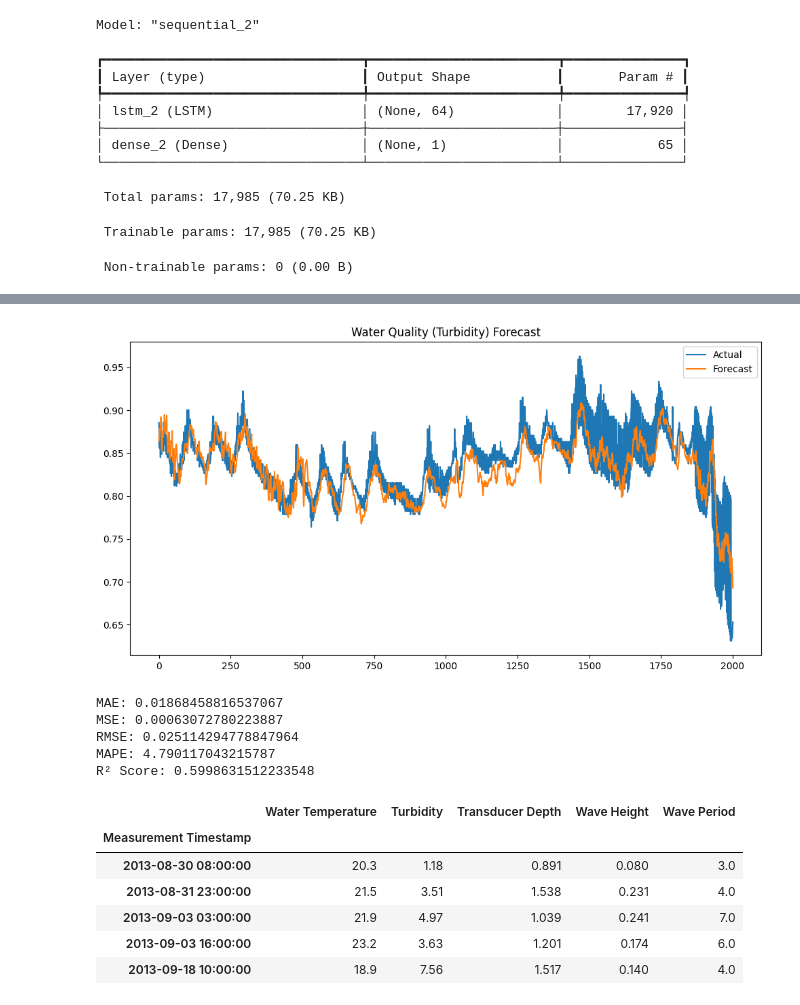
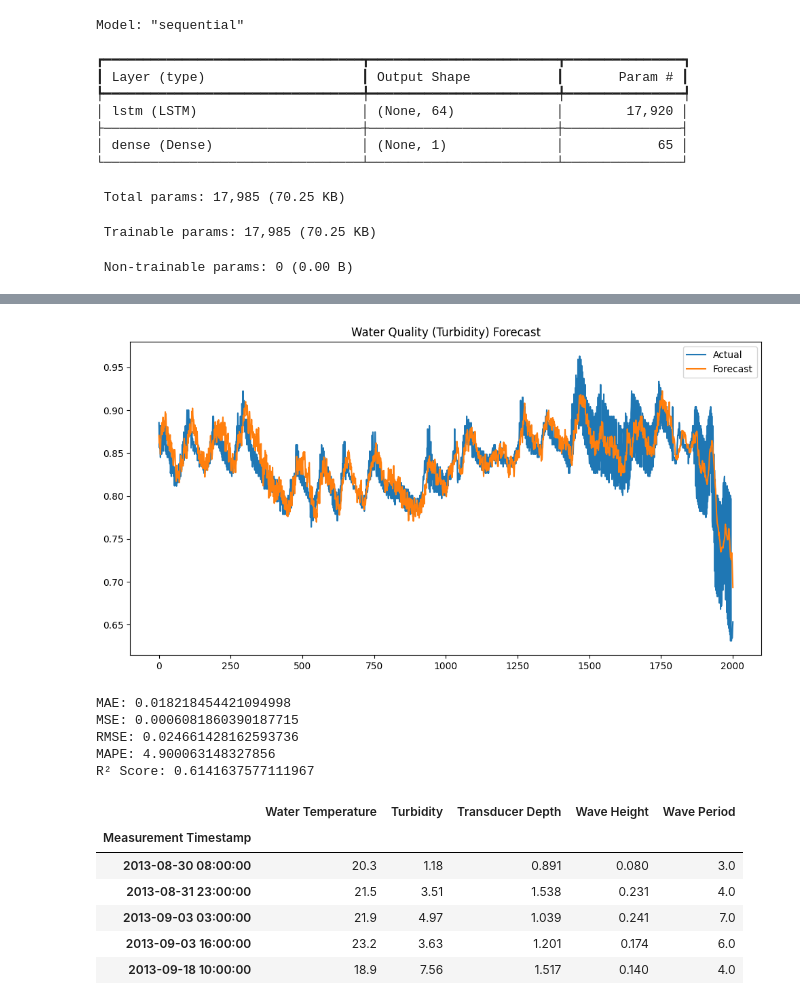
Before and after one commit to adedoyin-a/water-pollution-prediction, a Jupyter notebook: LSTM_Water_Quality_Time_Series_Forecast.ipynb, the cells around one changed output, grey strips where cells are left out. Drawn from its saved outputs; the diff is of its cells as text; code cells hidden in the pictures.

```diff
--- a/LSTM_Water_Quality_Time_Series_Forecast.ipynb
+++ b/LSTM_Water_Quality_Time_Series_Forecast.ipynb
@@ -24,4 +25,5 @@ Saving Beach_Water_Quality_-_Automated_Sensors_20250404.csv to Beach_Water_Quali
 # %%
+
 df = pd.read_csv('Beach_Water_Quality_-_Automated_Sensors_20250404.csv')
 df.head()
 
@@ -49,7 +51,7 @@ df.set_index('Measurement Timestamp', inplace=True)
 
 df = df.drop(['Beach Name', 'Battery Life', 'Measurement Timestamp Label', 'Measurement ID'], axis=1, errors='ignore')
 
-# forecast future turbidity using features
+# forecast features and set turbidity as target
 
 features = ['Water Temperature', 'Turbidity', 'Transducer Depth', 'Wave Height', 'Wave Period']
 target = 'Turbidity'
@@ -77,15 +79,15 @@ split = int(0.8 * len(X))
 X_train, X_test = X[:split], X[split:]
 y_train, y_test = y[:split], y[split:]
 
-# create model
+# build model
 
 model = Sequential([LSTM(64, input_shape=(SEQ_LEN, len(features)), return_sequences=False), Dense(1)])
 model.compile(optimizer='adam', loss='mse', metrics=['mae'])
 model.summary()
 
 # train model
-
-history = model.fit(X_train, y_train, epochs=20, validation_data=(X_test, y_test))
+early_stop = EarlyStopping(patience=5, restore_best_weights=True)
+history = model.fit(X_train, y_train, epochs=20, validation_data=(X_test, y_test), callbacks=[early_stop])
 
 # predict and visualize forecast
 
@@ -121,13 +123,13 @@ print(f"R² Score: {r2}")
 
 df.head()
 # %% [output]
-Model: "sequential_2"
+Model: "sequential"
 ┏━━━━━━━━━━━━━━━━━━━━━━━━━━━━━━━━━┳━━━━━━━━━━━━━━━━━━━━━━━━┳━━━━━━━━━━━━━━━┓
 ┃ Layer (type)                    ┃ Output Shape           ┃       Param # ┃
 ┡━━━━━━━━━━━━━━━━━━━━━━━━━━━━━━━━━╇━━━━━━━━━━━━━━━━━━━━━━━━╇━━━━━━━━━━━━━━━┩
-│ lstm_2 (LSTM)                   │ (None, 64)             │        17,920 │
+│ lstm (LSTM)                     │ (None, 64)             │        17,920 │
 ├─────────────────────────────────┼────────────────────────┼───────────────┤
-│ dense_2 (Dense)                 │ (None, 1)              │            65 │
+│ dense (Dense)                   │ (None, 1)              │            65 │
 └─────────────────────────────────┴────────────────────────┴───────────────┘
  Total params: 17,985 (70.25 KB)
  Trainable params: 17,985 (70.25 KB)
@@ -152,9 +154,9 @@ Epoch 20/20
-[figure, old version]
+[figure, new version]
-MAE: 0.01868458816537067
-MSE: 0.00063072780223887
-RMSE: 0.025114294778847964
-MAPE: 4.790117043215787
-R² Score: 0.5998631512233548
+MAE: 0.018218454421094998
+MSE: 0.0006081860390187715
+RMSE: 0.024661428162593736
+MAPE: 4.900063148327856
+R² Score: 0.6141637577111967
 |  | Water Temperature | Turbidity | Transducer Depth | Wave Height | Wave Period |
 | Measurement Timestamp |  |  |  |  |  |
 | 2013-08-30 08:00:00 | 20.3 | 1.18 | 0.891 | 0.080 | 3.0 |
```
Also changed, not shown: parts of 2 cells of this notebook.
